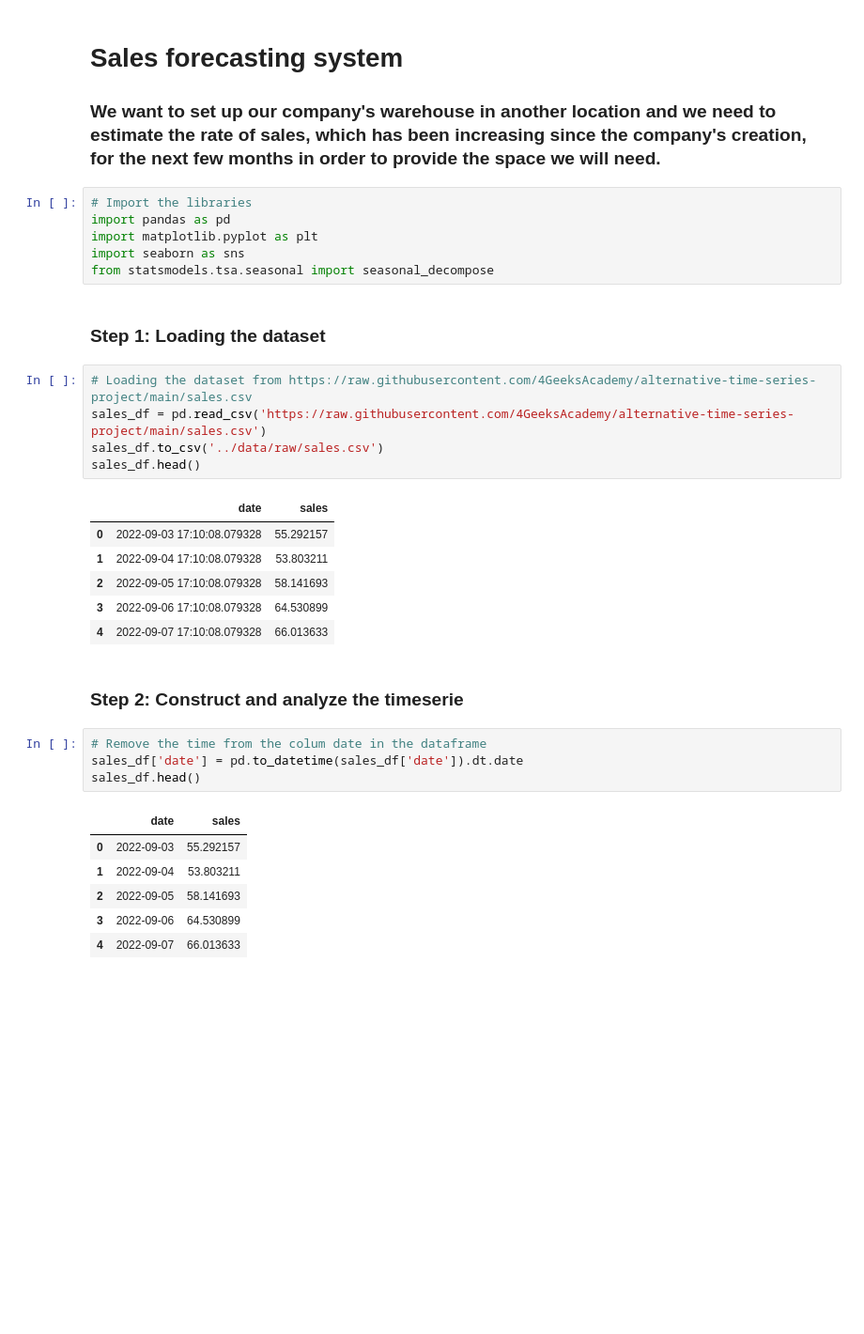
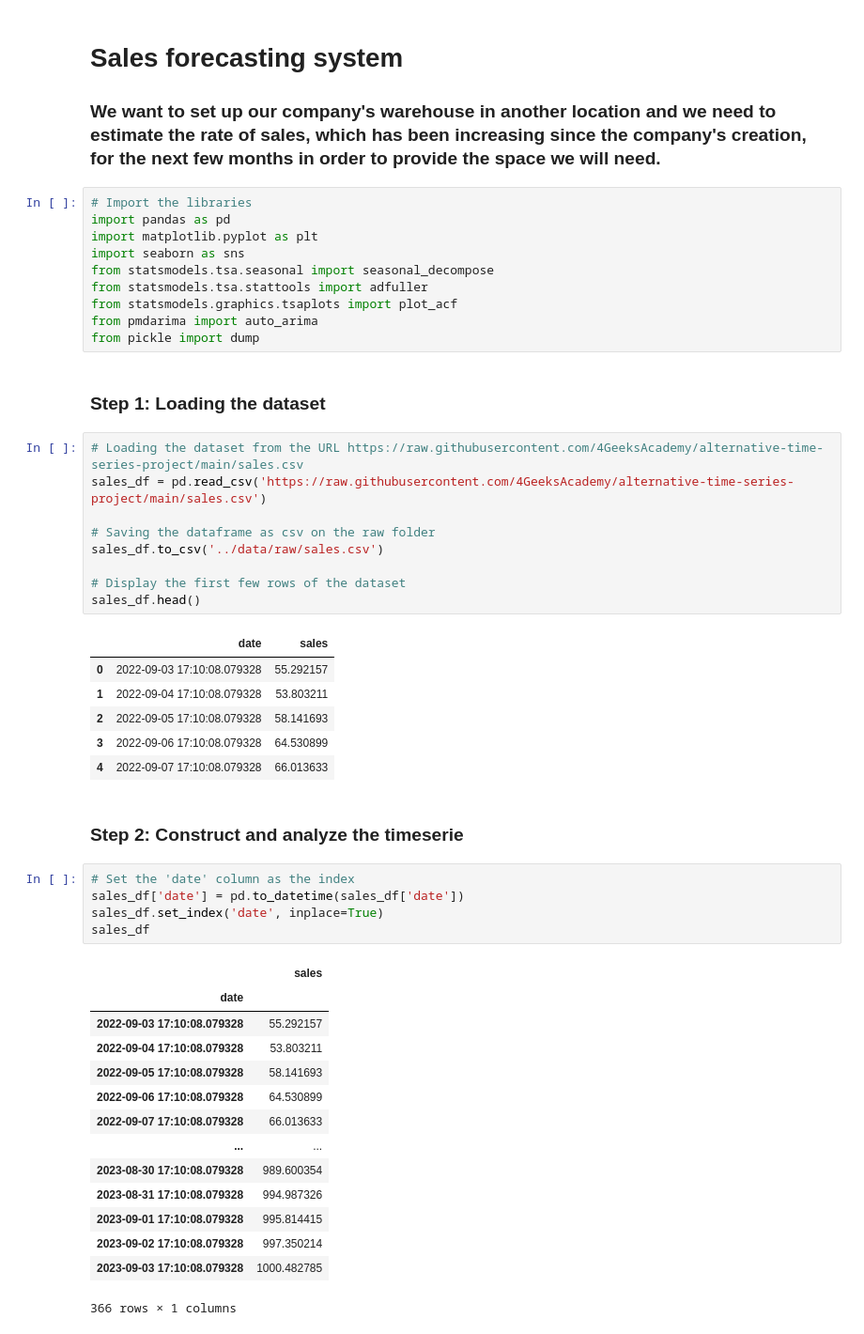
Before and after one commit to fevc08/alternative_time_series_project, a Jupyter notebook: src/explore.ipynb, the cells around one changed output. Shown: that part at 94% size. Drawn from its saved outputs; the diff is of its cells as text; blank space fills up the shorter version.

```diff
--- a/src/explore.ipynb
+++ b/src/explore.ipynb
@@ -7,12 +7,20 @@ import pandas as pd
 import matplotlib.pyplot as plt
 import seaborn as sns
 from statsmodels.tsa.seasonal import seasonal_decompose
+from statsmodels.tsa.stattools import adfuller
+from statsmodels.graphics.tsaplots import plot_acf
+from pmdarima import auto_arima
+from pickle import dump
 # %% [markdown]
 ### **Step 1:** Loading the dataset
 # %%
-# Loading the dataset from https://raw.githubusercontent.com/4GeeksAcademy/alternative-time-series-project/main/sales.csv
+# Loading the dataset from the URL https://raw.githubusercontent.com/4GeeksAcademy/alternative-time-series-project/main/sales.csv
 sales_df = pd.read_csv('https://raw.githubusercontent.com/4GeeksAcademy/alternative-time-series-project/main/sales.csv')
+
+# Saving the dataframe as csv on the raw folder
 sales_df.to_csv('../data/raw/sales.csv')
+
+# Display the first few rows of the dataset
 sales_df.head()
 # %% [output]
 |  | date | sales |
@@ -24,15 +32,24 @@ sales_df.head()
 # %% [markdown]
 ### **Step 2:** Construct and analyze the timeserie
 # %%
-# Remove the time from the colum date in the dataframe
-sales_df['date'] = pd.to_datetime(sales_df['date']).dt.date
-sales_df.head()
+# Set the 'date' column as the index
+sales_df['date'] = pd.to_datetime(sales_df['date'])
+sales_df.set_index('date', inplace=True)
+sales_df
 # %% [output]
-|  | date | sales |
-| 0 | 2022-09-03 | 55.292157 |
-| 1 | 2022-09-04 | 53.803211 |
-| 2 | 2022-09-05 | 58.141693 |
-| 3 | 2022-09-06 | 64.530899 |
-| 4 | 2022-09-07 | 66.013633 |
+|  | sales |
+| date |  |
+| 2022-09-03 17:10:08.079328 | 55.292157 |
+| 2022-09-04 17:10:08.079328 | 53.803211 |
+| 2022-09-05 17:10:08.079328 | 58.141693 |
+| 2022-09-06 17:10:08.079328 | 64.530899 |
+| 2022-09-07 17:10:08.079328 | 66.013633 |
+| ... | ... |
+| 2023-08-30 17:10:08.079328 | 989.600354 |
+| 2023-08-31 17:10:08.079328 | 994.987326 |
+| 2023-09-01 17:10:08.079328 | 995.814415 |
+| 2023-09-02 17:10:08.079328 | 997.350214 |
+| 2023-09-03 17:10:08.079328 | 1000.482785 |
+366 rows × 1 columns
 # %%
 # Analysis of the time serie
```
Also changed, not shown: parts of 18 cells of this notebook, 1 other file.
